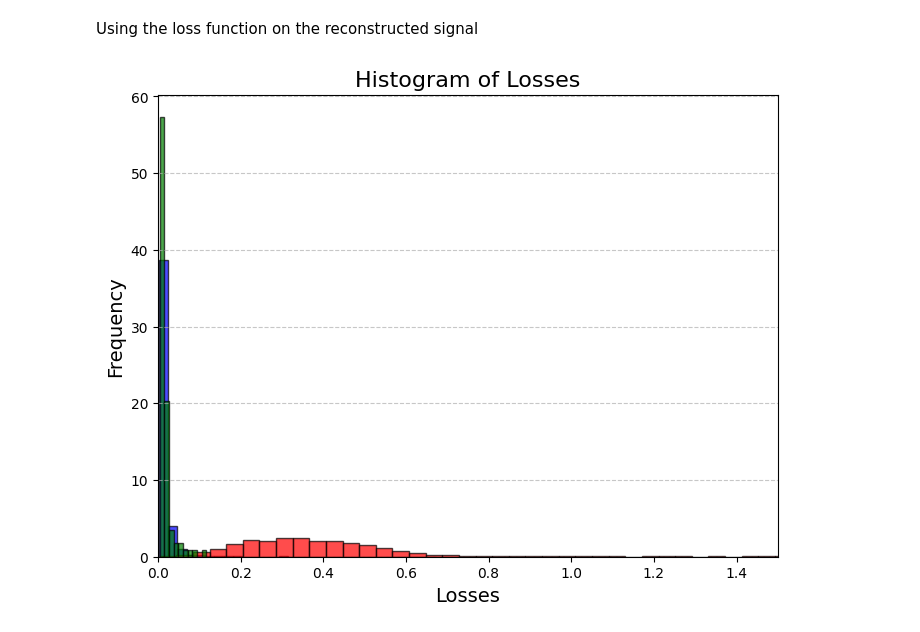
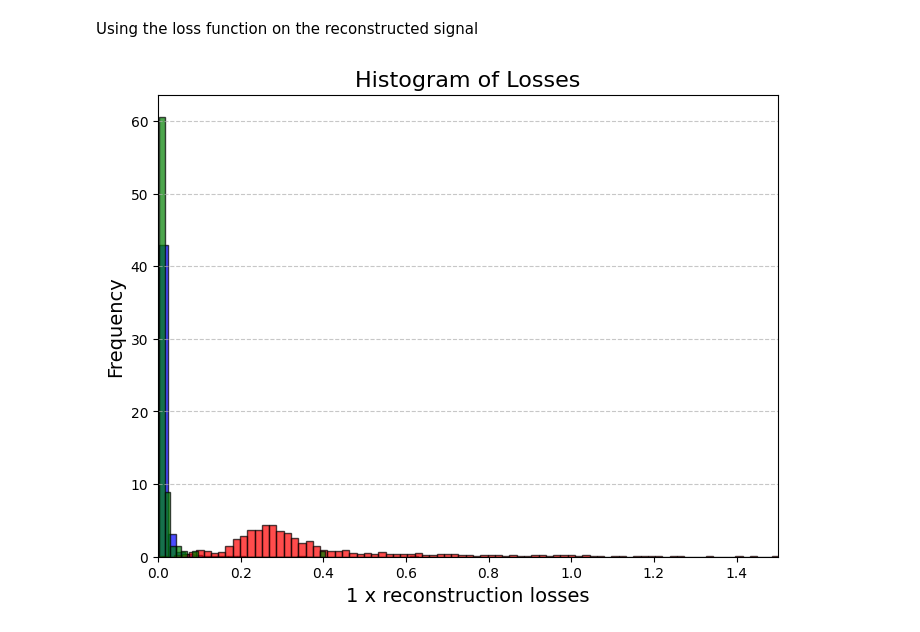
Before and after one commit to PengKuang/team_scalable_timeseries, a Jupyter notebook: ECG_model_pipeline.ipynb, the cells around one changed output. Cells and saved outputs as stored; diff of their text form; code cells hidden in the pictures.

```diff
--- a/ECG_model_pipeline.ipynb
+++ b/ECG_model_pipeline.ipynb
@@ -25,6 +25,12 @@ from depth.multivariate import *
 from scipy import stats
 import warnings
 warnings.filterwarnings("ignore", category=FutureWarning)
+
+normalize_data_01 = False
+normalize_data_mean = False
+if normalize_data_01 and normalize_data_mean:
+    raise ValueError("Both 'normalize_data_01' and 'normalize_data_mean' cannot be True simultaneously.")
+normalize_data = normalize_data_01 + normalize_data_mean
 # %% [output]
 Install h5py to use hdf5 features: http://docs.h5py.org/
   warn(h5py_msg)
@@ -102,7 +197,7 @@ class TimeSeriesAutoencoder(nn.Module):
 # %% [markdown]
 See structure of the model and number of parameters, initialize the model, set learning rate, number of epochs and optimizer
 # %%
-num_epochs = 500
+num_epochs = 300
 learning_rate = 0.01
 
 model = TimeSeriesAutoencoder(torch_data_normal.shape[1], 10)
@@ -304,31 +399,34 @@ Using the loss function on the reconstructed signal
 # %%
 mse_loss = nn.MSELoss()
 normal_loss = []
 anomalous_loss = []
 hold_out_loss = []
+rescaling_factor = 20 # for plotting
+if not normalize_data:
+    rescaling_factor = 1
 
 for i in range(reconstructed_normal.shape[0]):
-    normal_loss.append(mse_loss(reconstructed_normal[i,:], torch_data_normal[i,:]).numpy())
+    normal_loss.append(rescaling_factor * mse_loss(reconstructed_normal[i,:], torch_data_normal[i,:]).numpy())
 
 for i in range(reconstructed_anomalous.shape[0]):
-    anomalous_loss.append(mse_loss(reconstructed_anomalous[i,:], torch_data_anomalous[i,:]).numpy())
+    anomalous_loss.append(rescaling_factor * mse_loss(reconstructed_anomalous[i,:], torch_data_anomalous[i,:]).numpy())
 
 for i in range(reconstructed_hold_out.shape[0]):
-    hold_out_loss.append(mse_loss(reconstructed_hold_out[i,:], hold_out_normal[i,:]).numpy())
+    hold_out_loss.append(rescaling_factor * mse_loss(reconstructed_hold_out[i,:], hold_out_normal[i,:]).numpy())
 
 plt.figure(figsize=(8, 6))
 plt.hist(normal_loss, bins=30, color='blue', alpha=0.7, edgecolor='black', density = True)
 plt.title("Histogram of Losses", fontsize=16)
-plt.xlabel("Losses", fontsize=14)
+plt.xlabel(f"{rescaling_factor} x reconstruction losses", fontsize=14)
 plt.ylabel("Frequency", fontsize=14)
 plt.grid(axis='y', linestyle='--', alpha=0.7)
 # plt.axvline(depths_unhealthy[1], color='red', linestyle='--', linewidth=2, label='First Component of Depths Unhealthy')
 plt.hist(anomalous_loss, bins=100, color='red', alpha=0.7, edgecolor='black', density = True)
-plt.hist(hold_out_loss, bins=10, color='green', alpha=0.7, edgecolor='black', density = True)
+plt.hist(hold_out_loss, bins=30, color='green', alpha=0.7, edgecolor='black', density = True)
 plt.xlim([0, 1.5])
 plt.show()
 # %% [output]
-[figure, old version]
+[figure, new version]
 # %%
 print(stats.kstest(normal_loss, anomalous_loss))
 print(stats.kstest(normal_loss, hold_out_loss))
```
Also changed, not shown: parts of 11 cells of this notebook.
